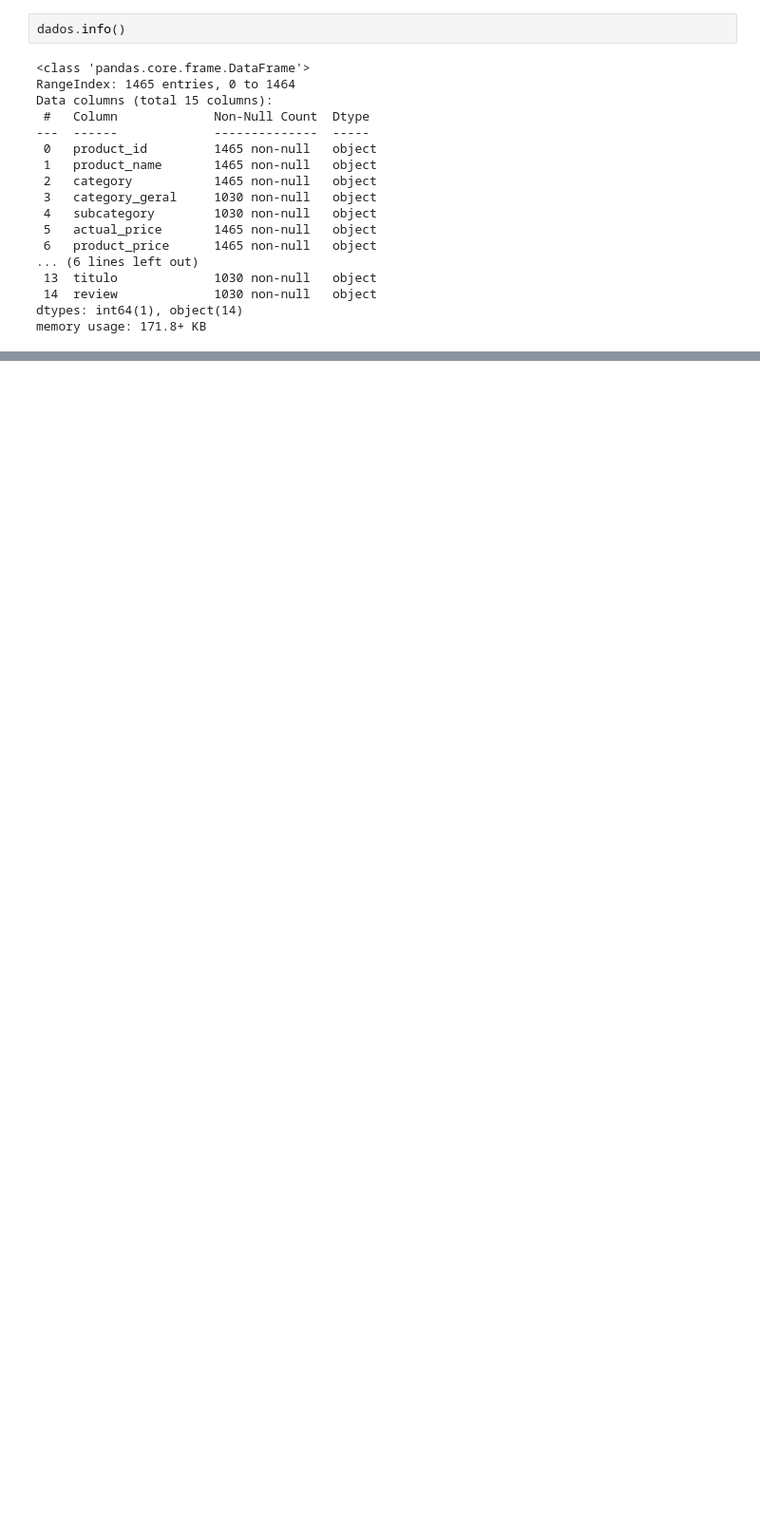
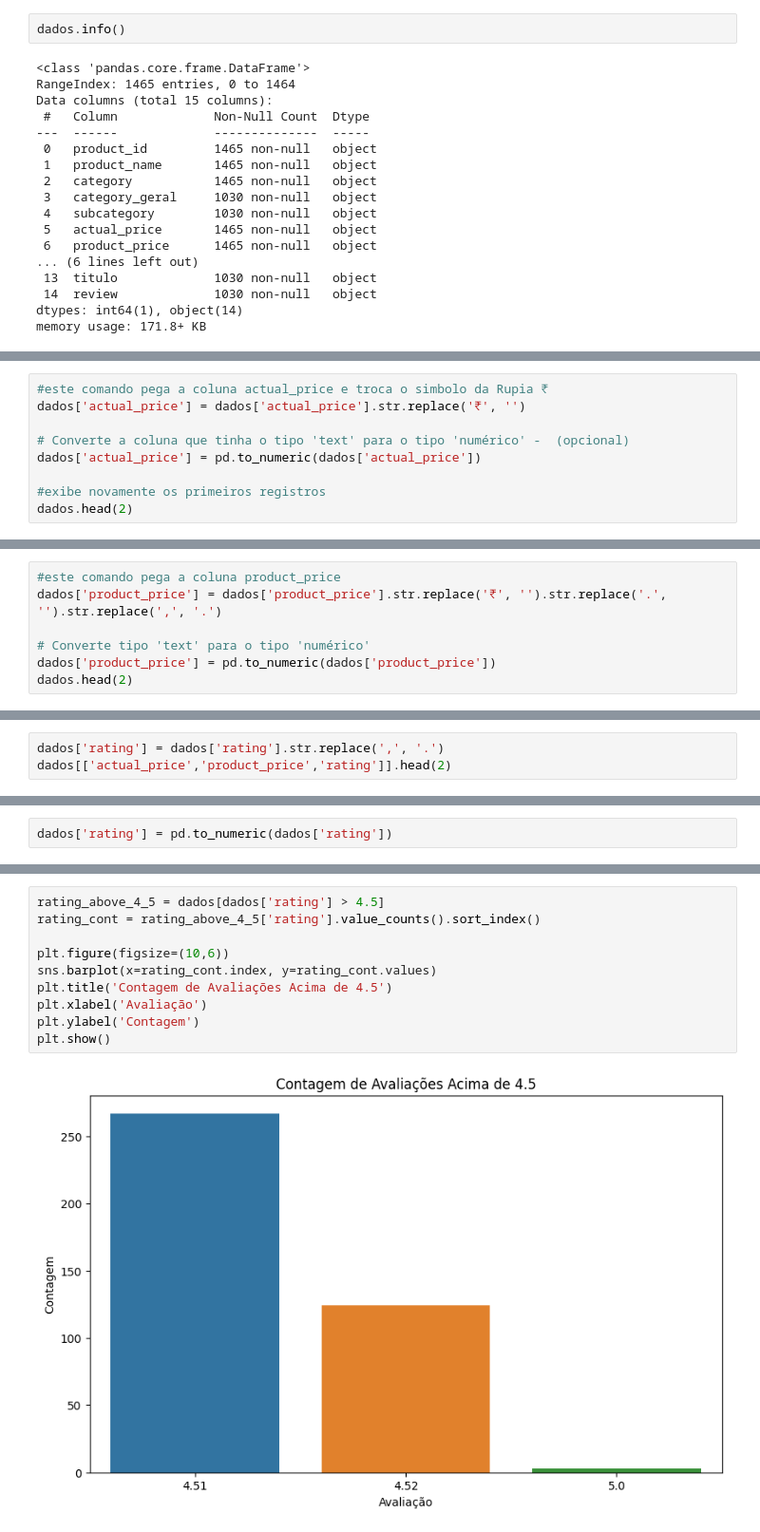
Before and after one commit to Pontessxx/ImersaoAlura-DataScience, a Jupyter notebook: ImersaoAlurapy.ipynb, the cells around one changed output, grey strips where cells are left out. Shown at 95% size. Drawn from its saved outputs; the diff is of its cells as text; blank space fills up the shorter version.

Commit message:
Analizando dados e fazendo o tratamento com pandas e a plotagem de gráficos

```diff
--- a/ImersaoAlurapy.ipynb
+++ b/ImersaoAlurapy.ipynb
@@ -43,0 +65,9 @@ memory usage: 171.8+ KB
+# %%
+#este comando pega a coluna actual_price e troca o simbolo da Rupia ₹
+dados['actual_price'] = dados['actual_price'].str.replace('₹', '')
+
+# Converte a coluna que tinha o tipo 'text' para o tipo 'numérico' -  (opcional)
+dados['actual_price'] = pd.to_numeric(dados['actual_price'])
+
+#exibe novamente os primeiros registros
+dados.head(2)
@@ -43,0 +78,7 @@ memory usage: 171.8+ KB
+# %%
+#este comando pega a coluna product_price
+dados['product_price'] = dados['product_price'].str.replace('₹', '').str.replace('.', '').str.replace(',', '.')
+
+# Converte tipo 'text' para o tipo 'numérico'
+dados['product_price'] = pd.to_numeric(dados['product_price'])
+dados.head(2)
@@ -43,0 +92,3 @@ memory usage: 171.8+ KB
+# %%
+dados['rating'] = dados['rating'].str.replace(',', '.')
+dados[['actual_price','product_price','rating']].head(2)
@@ -43,0 +99,2 @@ memory usage: 171.8+ KB
+# %%
+dados['rating'] = pd.to_numeric(dados['rating'])
@@ -43,0 +135,12 @@ memory usage: 171.8+ KB
+# %%
+rating_above_4_5 = dados[dados['rating'] > 4.5]
+rating_cont = rating_above_4_5['rating'].value_counts().sort_index()
+
+plt.figure(figsize=(10,6))
+sns.barplot(x=rating_cont.index, y=rating_cont.values)
+plt.title('Contagem de Avaliações Acima de 4.5')
+plt.xlabel('Avaliação')
+plt.ylabel('Contagem')
+plt.show()
+# %% [output]
+[figure, added]
```
Also changed, not shown: parts of 17 cells of this notebook.
